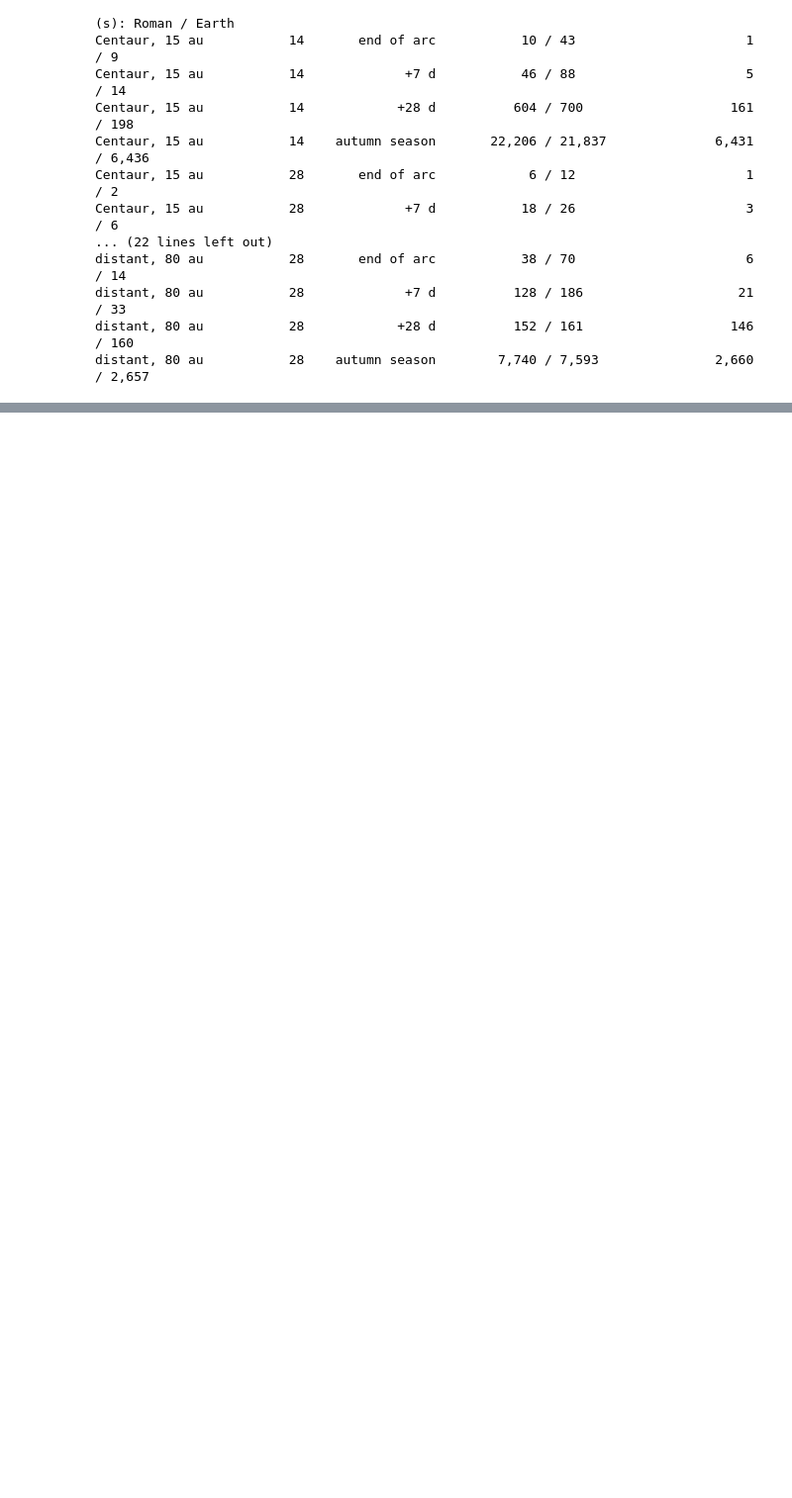
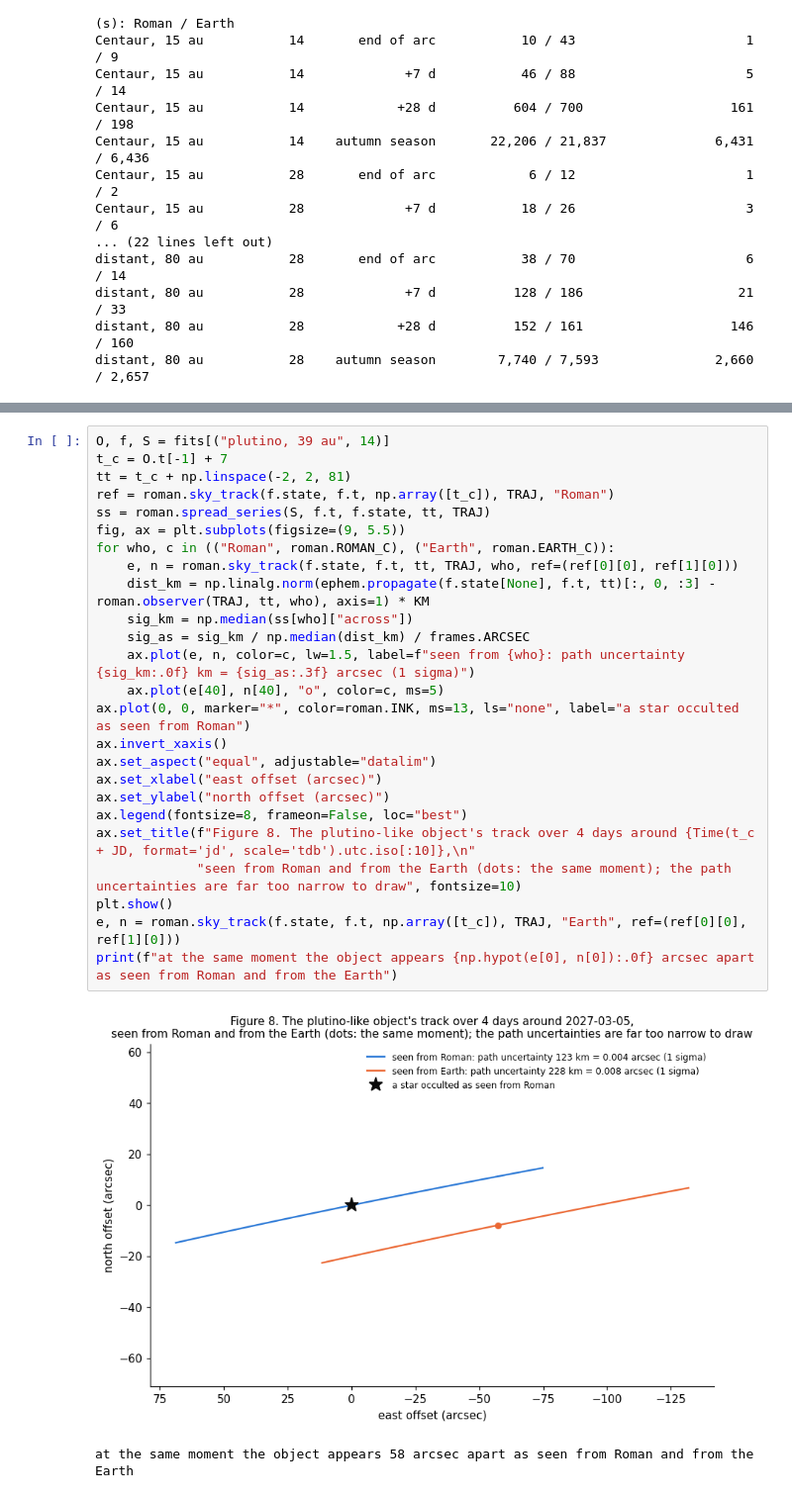
Before and after one commit to matthewjohnpayne/science-notebooks, a Jupyter notebook: notebooks/roman_tno/roman_tno.ipynb, the cells around one changed output, grey strips where cells are left out. Shown at 99% size. Cells and saved outputs as stored; diff of their text form; blank space fills up the shorter version.

```diff
--- a/notebooks/roman_tno/roman_tno.ipynb
+++ b/notebooks/roman_tno/roman_tno.ipynb
@@ -365,0 +440,28 @@ What stands out:
+# %%
+O, f, S = fits[("plutino, 39 au", 14)]
+t_c = O.t[-1] + 7
+tt = t_c + np.linspace(-2, 2, 81)
+ref = roman.sky_track(f.state, f.t, np.array([t_c]), TRAJ, "Roman")
+ss = roman.spread_series(S, f.t, f.state, tt, TRAJ)
+fig, ax = plt.subplots(figsize=(9, 5.5))
+for who, c in (("Roman", roman.ROMAN_C), ("Earth", roman.EARTH_C)):
+    e, n = roman.sky_track(f.state, f.t, tt, TRAJ, who, ref=(ref[0][0], ref[1][0]))
+    dist_km = np.linalg.norm(ephem.propagate(f.state[None], f.t, tt)[:, 0, :3] - roman.observer(TRAJ, tt, who), axis=1) * KM
+    sig_km = np.median(ss[who]["across"])
+    sig_as = sig_km / np.median(dist_km) / frames.ARCSEC
+    ax.plot(e, n, color=c, lw=1.5, label=f"seen from {who}: path uncertainty {sig_km:.0f} km = {sig_as:.3f} arcsec (1 sigma)")
+    ax.plot(e[40], n[40], "o", color=c, ms=5)
+ax.plot(0, 0, marker="*", color=roman.INK, ms=13, ls="none", label="a star occulted as seen from Roman")
+ax.invert_xaxis()
+ax.set_aspect("equal", adjustable="datalim")
+ax.set_xlabel("east offset (arcsec)")
+ax.set_ylabel("north offset (arcsec)")
+ax.legend(fontsize=8, frameon=False, loc="best")
+ax.set_title(f"Figure 8. The plutino-like object's track over 4 days around {Time(t_c + JD, format='jd', scale='tdb').utc.iso[:10]},\n"
+             "seen from Roman and from the Earth (dots: the same moment); the path uncertainties are far too narrow to draw", fontsize=10)
+plt.show()
+e, n = roman.sky_track(f.state, f.t, np.array([t_c]), TRAJ, "Earth", ref=(ref[0][0], ref[1][0]))
+print(f"at the same moment the object appears {np.hypot(e[0], n[0]):.0f} arcsec apart as seen from Roman and from the Earth")
+# %% [output]
+[figure, added]
+at the same moment the object appears 58 arcsec apart as seen from Roman and from the Earth
```
Also changed, not shown: parts of 6 cells of this notebook, 2 other files.
